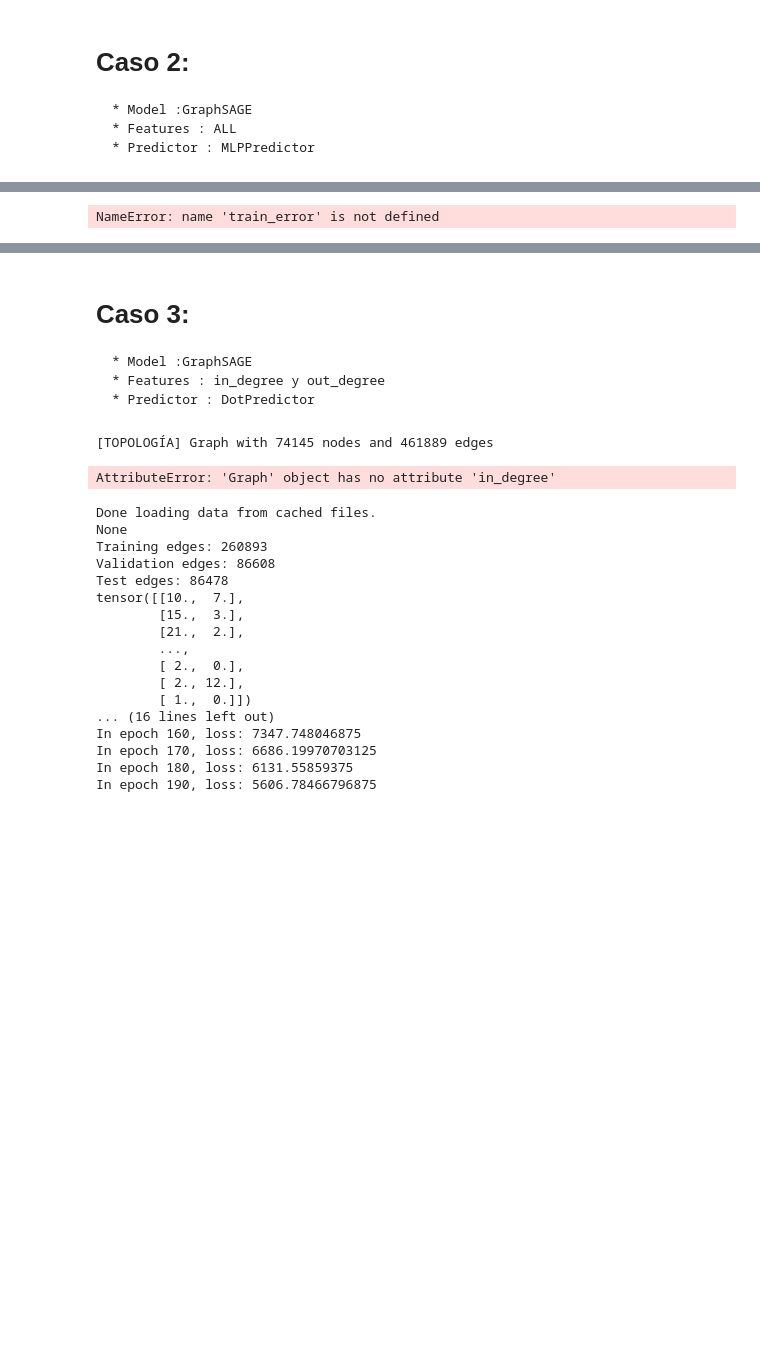
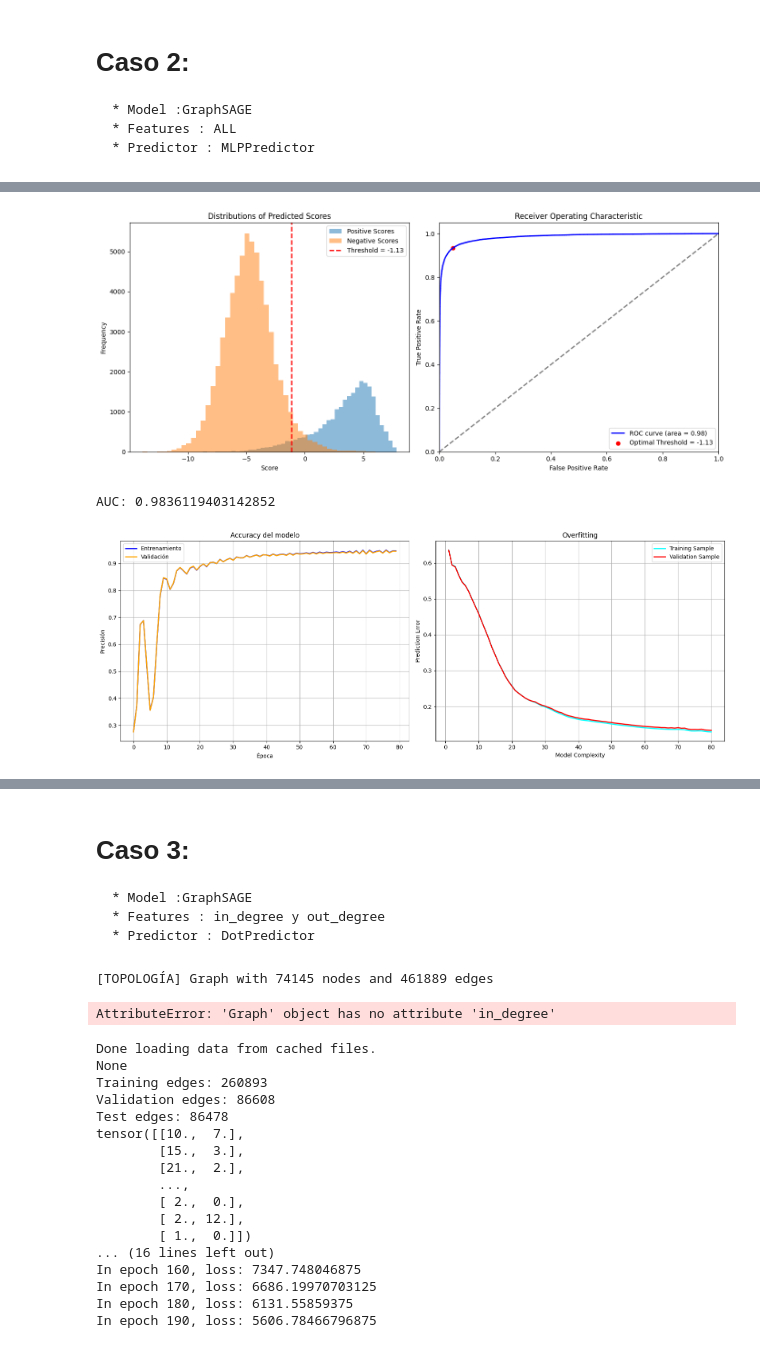
Before and after one commit to valesteban/TESIS, a Jupyter notebook: trainingBinaryClass.ipynb, the cells around one changed output, grey strips where cells are left out. Saved outputs shown, nothing was run; the diff lists cells and outputs as text; code cells hidden in the pictures; blank space fills up the shorter version.

Commit message:
Arregla loop training con funciones segundoc aso

```diff
--- a/trainingBinaryClass.ipynb
+++ b/trainingBinaryClass.ipynb
@@ -241,61 +239,65 @@ pred = MLPPredictor(8,1)
 optimizer = torch.optim.Adam(itertools.chain(model.parameters(), pred.parameters()), lr=0.01)
 
 # ----------- 4. training -------------------------------- #
+# Lista para almacenar los valores de pérdida
+model_complexity = []
 
-# Lista para almacenar los valores de pérdida
-loss_values = []
+acc_val = []
+acc_train = []
 
+train_error = []
+val_error = []
 for e in range(80):
   # forward
   h = model(gnn.dgl_graph, gnn.dgl_graph.ndata['feat'])
-  scores =  pred(gnn.dgl_graph, h)
+  logits =  pred(gnn.dgl_graph, h)
   labels = gnn.dgl_graph.edata["Relationship"].float()
-
-#   # print("[LABELS]",labels)
-#   # print("[SCORES]",scores)
-
 
   # Calculo pérdida --------------------------------------------------------
   # Calcular la pérdida en el conjunto de entrenamiento --------------------
-  # train_loss = F.binary_cross_entropy_with_logits(logits[train_mask], labels[train_mask])
-  # train_error.append(train_loss.item())
+  train_loss = F.binary_cross_entropy_with_logits(logits[train_mask], labels[train_mask])
+  train_error.append(train_loss.item())
 
-  # # Calcular la pérdida en el conjunto de validación -----------------------
-  # val_loss = F.binary_cross_entropy_with_logits(logits[gnn.val_mask], labels[gnn.val_mask])
-  # val_error.append(val_loss.item())
 
-  # # Guardar la complejidad (epochs) del modelo (aquí usamos el número de épocas)
-  # model_complexity.append(e + 1)
+  # Calcular la pérdida en el conjunto de validación -----------------------
+  val_loss = F.binary_cross_entropy_with_logits(logits[gnn.val_mask], labels[gnn.val_mask])
+  val_error.append(val_loss.item())
 
-  loss = F.binary_cross_entropy_with_logits(scores[train_mask], labels[train_mask])
+  # Calculo accuracy -------------------------------------------------------
+  # Calcular la precisión en el conjunto de entrenamiento
+  train_acc = logits[train_mask]
 
-  loss_values.append(loss.item())
+  # Calcular la precisión en el conjunto de validación
+  val_acc = logits[gnn.val_mask]
+
+  # Guardar los valores de precisión
+  acc_train.append(train_acc)
+  acc_val.append(val_acc)
+
+  # Guardar la complejidad (epochs) del modelo (aquí usamos el número de épocas)
+  model_complexity.append(e + 1)
+
+
 
   # backward
   optimizer.zero_grad()
   # train_loss.backward()
-  loss.backward()
+  train_loss.backward()
   optimizer.step()
 
   if e % 10 == 0:
-    print('In epoch {}, loss: {}'.format(e, loss))
-    # scores_numpy = numpyscores.numpy()
+      print('In epoch {}, train loss: {}, val loss: {}'.format(e, train_loss, val_loss))
 
-    # print(f'AUC {roc_auc_score(labels.detach().numpy(), scores.detach().numpy())}') #NO PODER DETACH!!!!!!!!!!!!!!
-# print(f'AUC {roc_auc_score(labels.detach().numpy(), scores.detach().numpy())}')
+# ----------- 5. Definir threashold -------------- #
+
+true_train_labels = gnn.dgl_graph.edata["Relationship"][test_mak]
+predicted_train_scores = logits.detach().numpy()[test_mak]
+optimal_threshold = plot_roc_curve(true_train_labels,predicted_train_scores)
 
 
+# ----------- 6. plot the loss and accuracy de training-------------- #
 
-# ----------- 5. plot the loss and accuracy -------------- #
-
-plot_training(train_error,acc_train,val_error,acc_val,model_complexity)
-
-
-# plt.plot(loss_values)
-# plt.title('Pérdida del modelo')
-# plt.ylabel('Pérdida')
-# plt.xlabel('Época')
-# plt.show()
+plot_training(gnn,train_error,acc_train,val_error,acc_val,model_complexity,optimal_threshold)
 # %% [output]
 Done loading data from cached files.
 None
@@ -313 +315,3 @@ In epoch 70, loss: 0.13771188259124756
+[figure, added]
-NameError: name 'train_error' is not defined
+AUC: 0.9836119403142852
+[figure, added]
```
Also changed, not shown: parts of 6 cells of this notebook.
